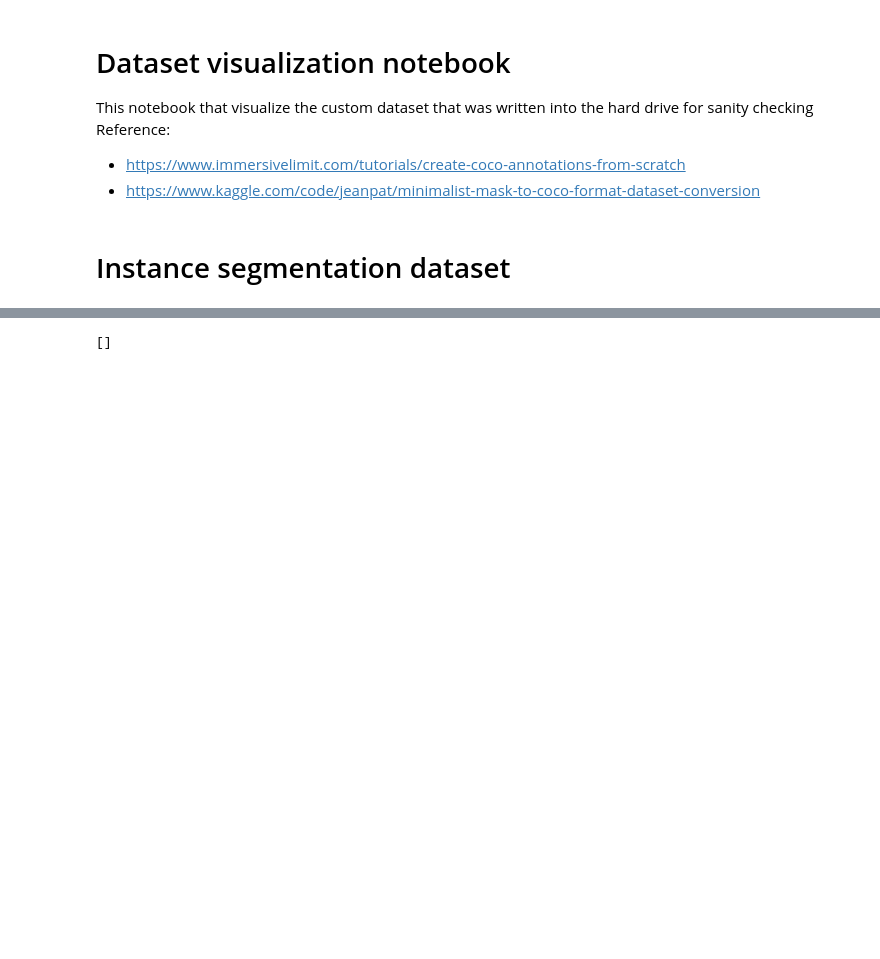
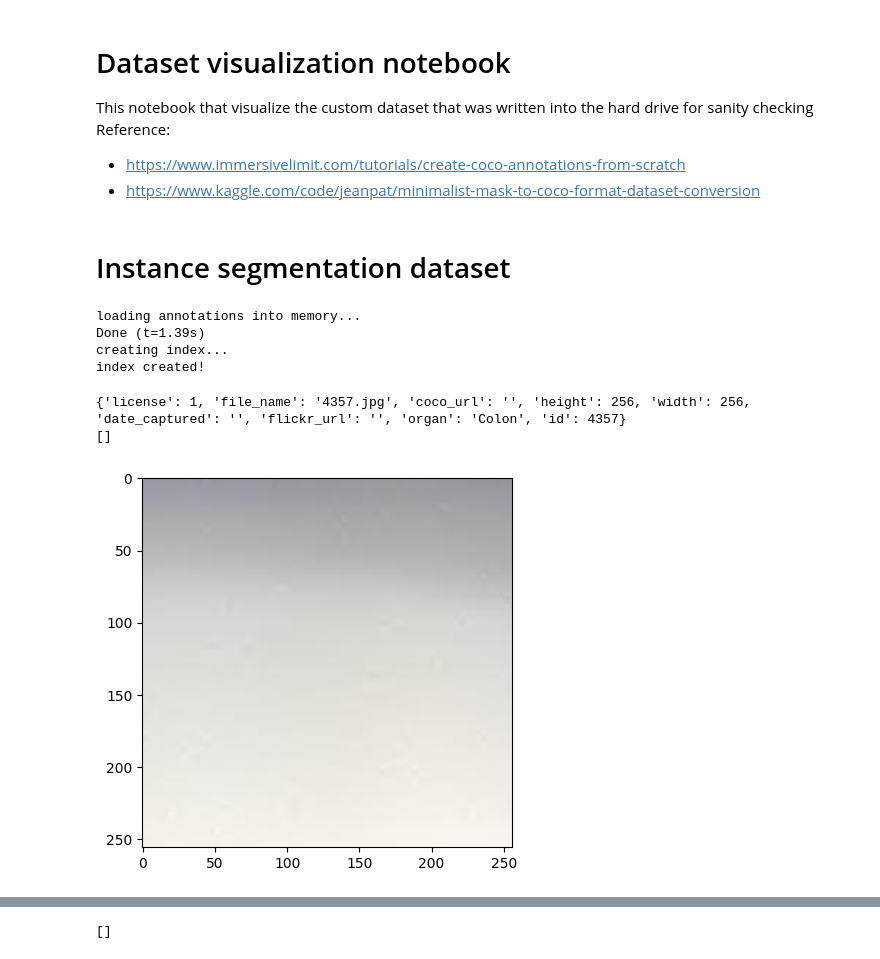
Before and after one commit to thnguyn2/betrayed-by-captions, a Jupyter notebook: datasets/preproc/custom_dataset_viz.ipynb, the cells around one changed output, grey strips where cells are left out. Drawn from its saved outputs; the diff is of its cells as text; code cells hidden in the pictures; blank space fills up the shorter version.

```diff
--- a/datasets/preproc/custom_dataset_viz.ipynb
+++ b/datasets/preproc/custom_dataset_viz.ipynb
@@ -17,6 +17,34 @@ from PIL import Image
 %matplotlib inline
 # %% [markdown]
 # Instance segmentation dataset
+# %%
+# Test the Pan-Nuke dataset
+coco = COCO('/jupyter-users-home/tan-2enguyen/datasets/pathology/pannuke/pannuke_coco/annotations/train_instances.json')
+img_dir = "/jupyter-users-home/tan-2enguyen/datasets/pathology/pannuke/pannuke_coco/images"
+image_id = 4357
+# %% [output]
+loading annotations into memory...
+Done (t=1.39s)
+creating index...
+index created!
+# %%
+img = coco.imgs[image_id]
+
+
+image = np.array(Image.open(os.path.join(img_dir, img['file_name'])))
+plt.imshow(image, interpolation='nearest')
+
+# Get the ids of the captions
+#caption_annotation_ids = coco_captions.getAnnIds(imgIds=image_id)
+#print(caption_annotation_ids)
+#captions = coco_captions.loadAnns(caption_annotation_ids)
+print(img)
+anns_ids = coco.getAnnIds(imgIds=img['id'], catIds=cat_ids, iscrowd=None)
+print(anns_ids)
+# %% [output]
+{'license': 1, 'file_name': '4357.jpg', 'coco_url': '', 'height': 256, 'width': 256, 'date_captured': '', 'flickr_url': '', 'organ': 'Colon', 'id': 4357}
+[]
+[figure, added]
 # %%
 #coco_captions = COCO('/jupyter-users-home/tan-2enguyen/datasets/pathology/quilt1m/quilt_coco/annotations/train_captions.json')
 #image_id = 43
```
Also changed, not shown: parts of 3 cells of this notebook, 5 other files.
